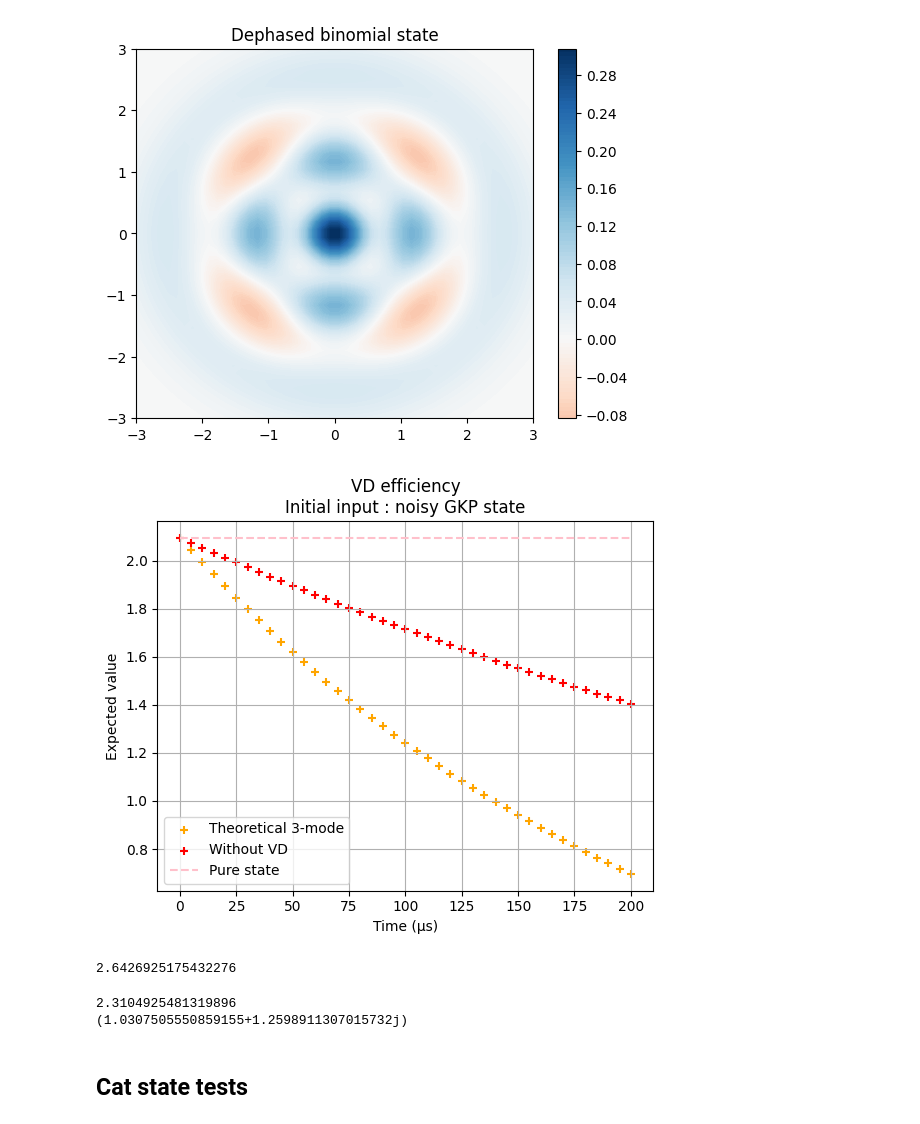
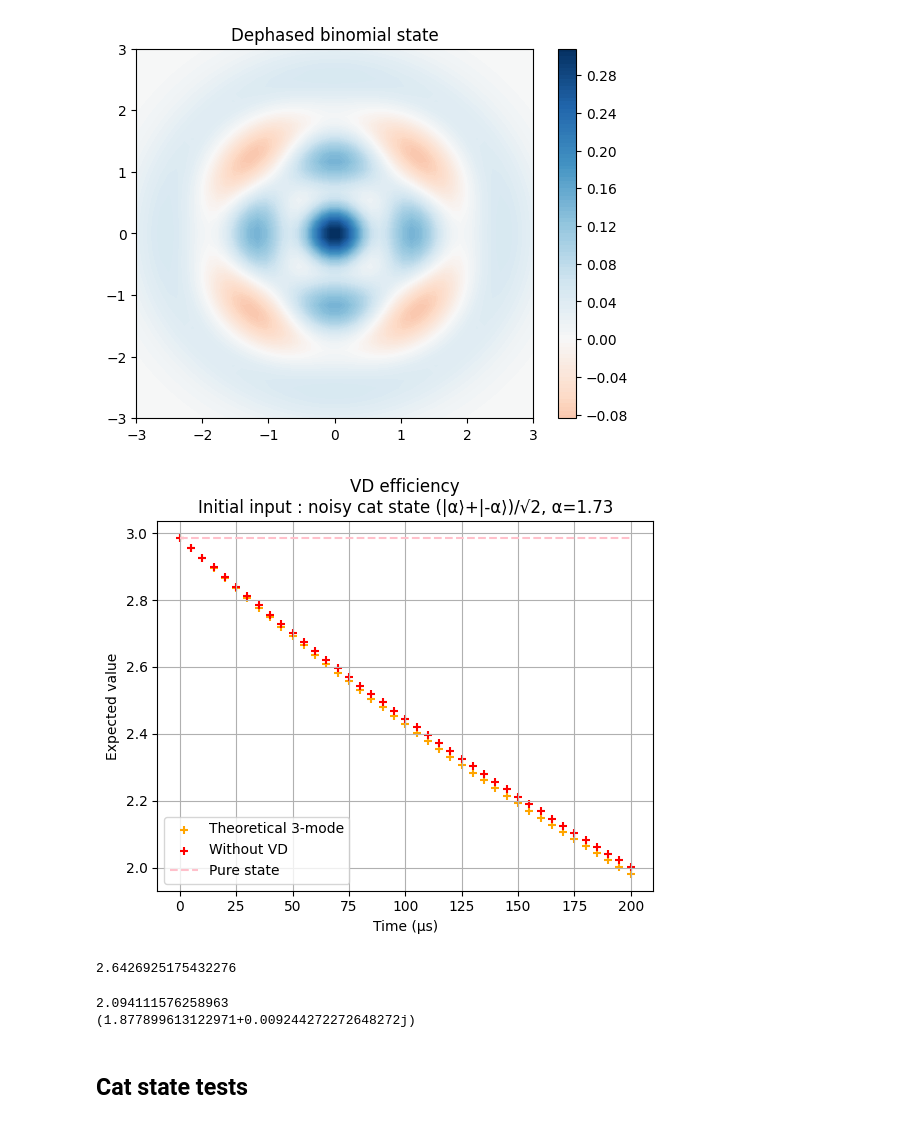
Before and after one commit to lfinocchiaro/virtual-distillation, a Jupyter notebook: tests.ipynb, the cells around one changed output. Cells and saved outputs as stored; diff of their text form; code cells hidden in the pictures.

```diff
--- a/tests.ipynb
+++ b/tests.ipynb
@@ -342,22 +339,23 @@ plot_wigner(rho_dephased, xvec, yvec, plt.figure(), plt.gca(), 'RdBu', "Dephased
 # %% [output]
 [figure]
 # %%
-N_ = 10
+N_ = 13
 t_list_gkp = np.linspace(0, 200, 41)
 delta = 0.4
-psi_gkp = gkp_state(delta, N_)
+alpha = np.sqrt(3)
+psi_gkp = cat_state(alpha,N_) #gkp_state(delta, N_)
 rho_gkp = qutip.ket2dm(psi_gkp)
 noisy_gkp_list = create_states(N_, t_list_gkp, rho_gkp, kappa)
 
 F_list = [] #[create_F3(N_, np.sqrt((1/2,1/3,1/2)), np.zeros(3))]
 
 result_gkp, result_gkp_loss, result_gkp_th = perform_protocol(N_,noisy_gkp_list, F_list,
                                                                   [1,3], losses=False)
 plot_all(t_list_gkp, result_gkp, result_gkp_loss, [(result_gkp_th[1], "Theoretical 3-mode"),
-                        (result_gkp_th[0], "Without VD")], None, "GKP state",
+                        (result_gkp_th[0], "Without VD")], None, f"cat state (|α⟩+|-α⟩)/√2, α={alpha:.2f}",
                         eps_std=0,gamma_loss=None, show_only_th=True)
 # %% [output]
-[figure, old version]
+[figure, new version]
 # %%
 N_ = 50
 rho_gkp = qutip.ket2dm(gkp_state(delta, N_))
@@ -365,7 +363,7 @@ print(qutip.expect(qutip.num(N_), rho_gkp))
 # %% [output]
 2.6426925175432276
 # %%
-N_ = 14
+N_ = 10
 rho_gkp = qutip.ket2dm(gkp_state(delta, N_))
 rho_full=qutip.tensor([rho_gkp]*3)
 bs1, bs2, bs3 = create_F3(N_, np.sqrt((1/2,1/3,1/2)), np.zeros(3))
@@ -381,8 +379,8 @@ print(qutip.expect(qutip.num(N_), rho_gkp))
 
 print(qutip.expect(numerator_op, rho_tilde)/qutip.expect(denominator_op, rho_tilde))
 # %% [output]
-2.3104925481319896
-(1.0307505550859155+1.2598911307015732j)
+2.094111576258963
+(1.877899613122971+0.009244272272648272j)
 # %% [markdown]
 ## Cat state tests
 # %%
```
Also changed, not shown: parts of 10 cells of this notebook, 2 other files.
